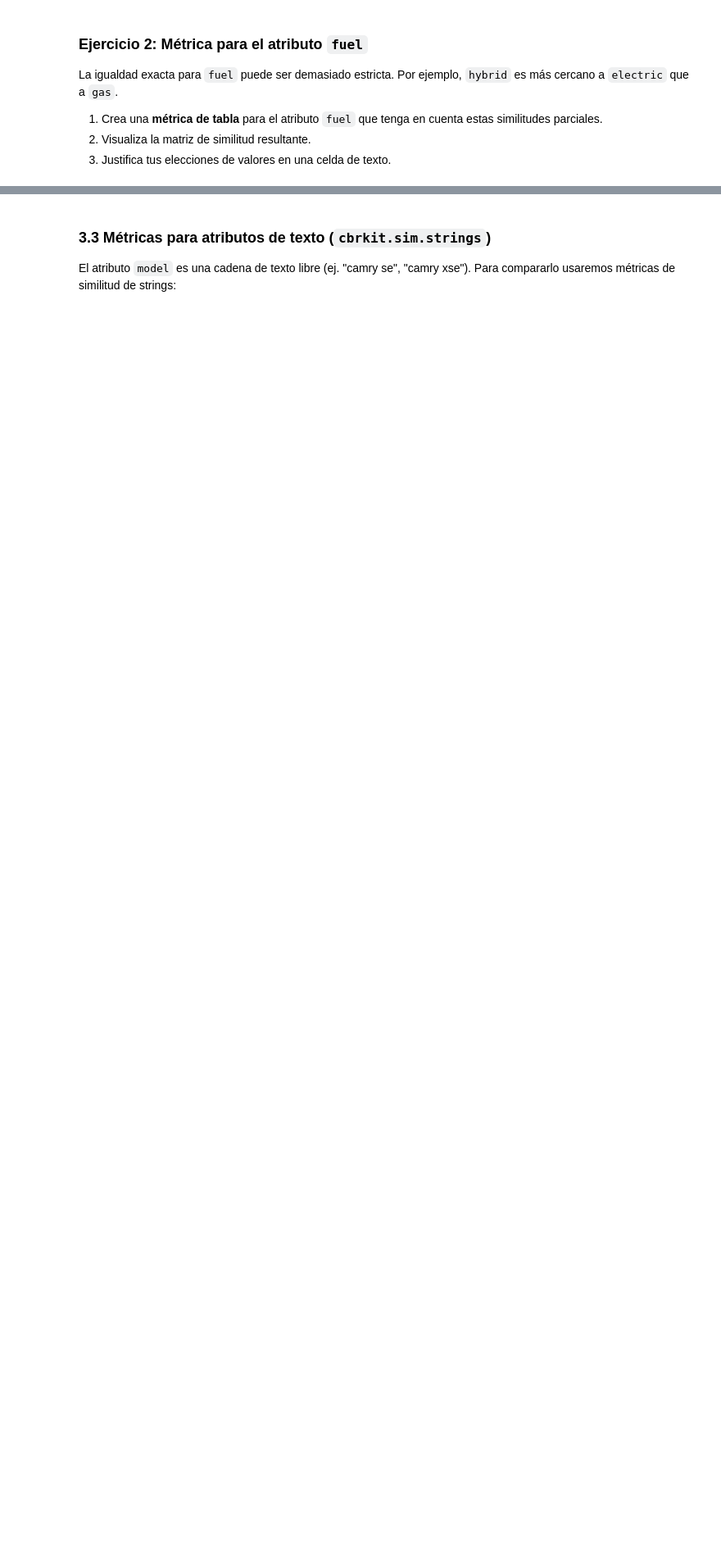
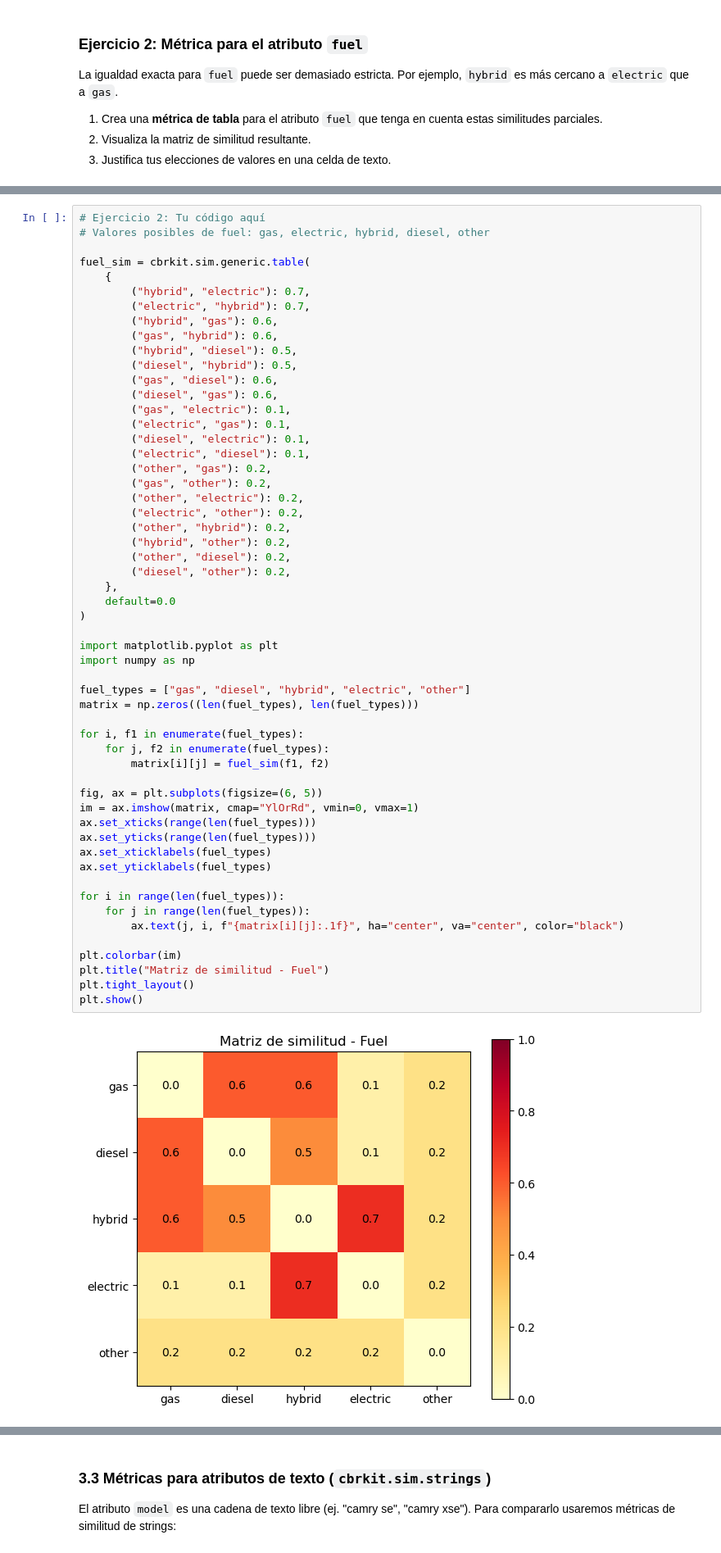
Before and after one commit to acanora02/IC, a Jupyter notebook: practica4_cbrkit/notebook_10_cbrkit.ipynb, the cells around one changed output, grey strips where cells are left out. Shown at 82% size. Drawn from its saved outputs; the diff is of its cells as text; blank space fills up the shorter version.

```diff
--- a/practica4_cbrkit/notebook_10_cbrkit.ipynb
+++ b/practica4_cbrkit/notebook_10_cbrkit.ipynb
@@ -342,0 +422,57 @@ fuel_sim = cbrkit.sim.generic.table(
+# %%
+# Ejercicio 2: Tu código aquí
+# Valores posibles de fuel: gas, electric, hybrid, diesel, other
+
+fuel_sim = cbrkit.sim.generic.table(
+    {
+        ("hybrid", "electric"): 0.7,
+        ("electric", "hybrid"): 0.7,
+        ("hybrid", "gas"): 0.6,
+        ("gas", "hybrid"): 0.6,
+        ("hybrid", "diesel"): 0.5,
+        ("diesel", "hybrid"): 0.5,
+        ("gas", "diesel"): 0.6,
+        ("diesel", "gas"): 0.6,
+        ("gas", "electric"): 0.1,
+        ("electric", "gas"): 0.1,
+        ("diesel", "electric"): 0.1,
+        ("electric", "diesel"): 0.1,
+        ("other", "gas"): 0.2,
+        ("gas", "other"): 0.2,
+        ("other", "electric"): 0.2,
+        ("electric", "other"): 0.2,
+        ("other", "hybrid"): 0.2,
+        ("hybrid", "other"): 0.2,
+        ("other", "diesel"): 0.2,
+        ("diesel", "other"): 0.2,
+    },
+    default=0.0
+)
+
+import matplotlib.pyplot as plt
+import numpy as np
+
+fuel_types = ["gas", "diesel", "hybrid", "electric", "other"]
+matrix = np.zeros((len(fuel_types), len(fuel_types)))
+
+for i, f1 in enumerate(fuel_types):
+    for j, f2 in enumerate(fuel_types):
+        matrix[i][j] = fuel_sim(f1, f2)
+
+fig, ax = plt.subplots(figsize=(6, 5))
+im = ax.imshow(matrix, cmap="YlOrRd", vmin=0, vmax=1)
+ax.set_xticks(range(len(fuel_types)))
+ax.set_yticks(range(len(fuel_types)))
+ax.set_xticklabels(fuel_types)
+ax.set_yticklabels(fuel_types)
+
+for i in range(len(fuel_types)):
+    for j in range(len(fuel_types)):
+        ax.text(j, i, f"{matrix[i][j]:.1f}", ha="center", va="center", color="black")
+
+plt.colorbar(im)
+plt.title("Matriz de similitud - Fuel")
+plt.tight_layout()
+plt.show()
+# %% [output]
+[figure, added]
```
Also changed, not shown: parts of 45 cells of this notebook, 1 other file.
